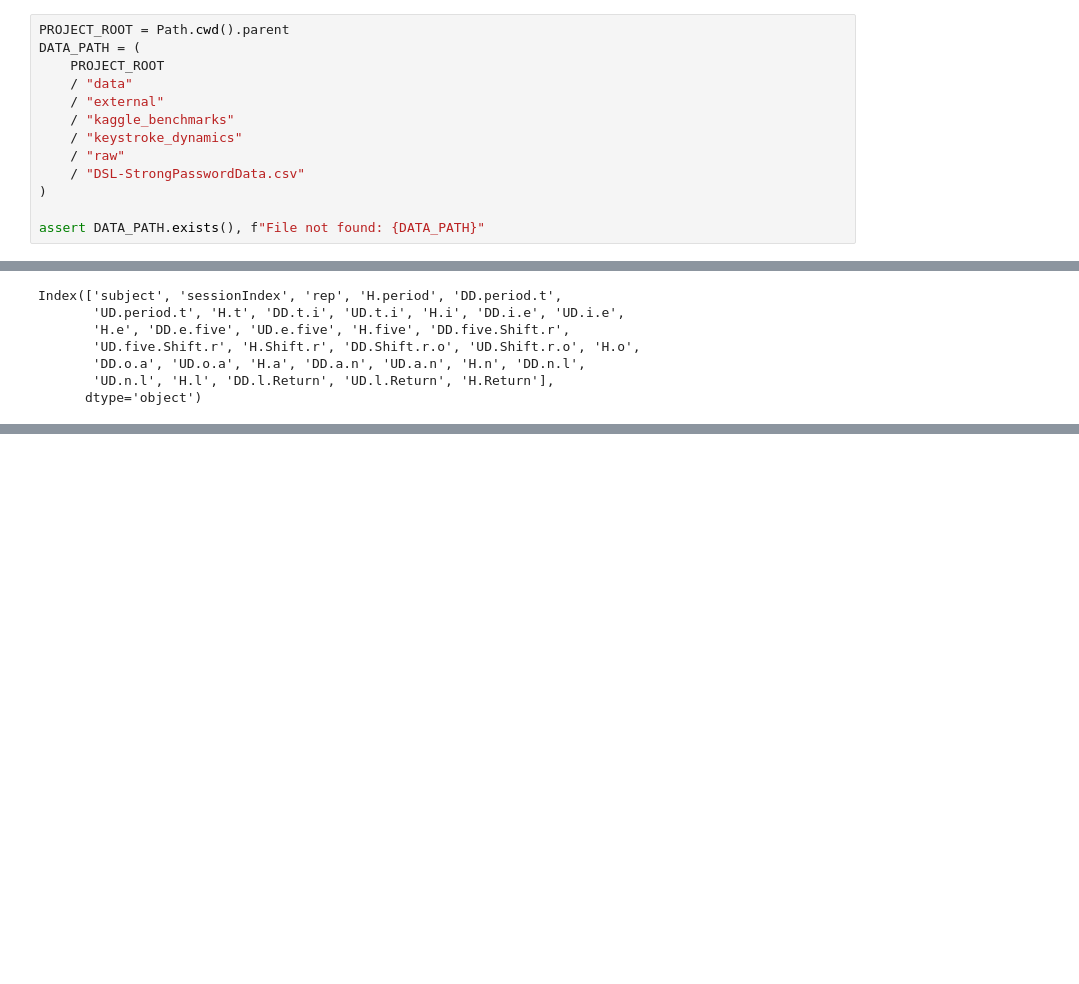
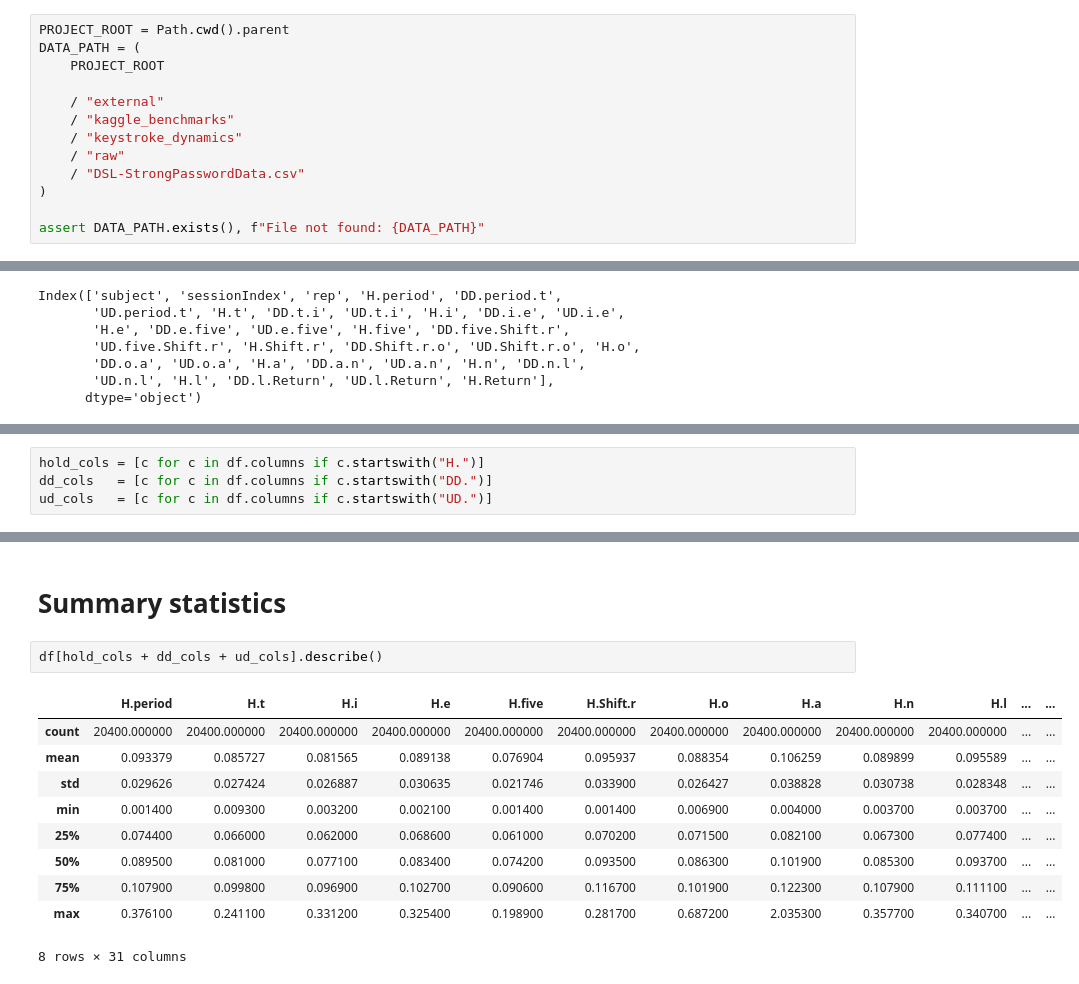
Before and after one commit to b0sc/humanSign, a Jupyter notebook: ml/data/notebooks/build_dataset.ipynb, the cells around one changed output, grey strips where cells are left out. Saved outputs shown, nothing was run; the diff lists cells and outputs as text; blank space fills up the shorter version.

```diff
--- a/ml/data/notebooks/build_dataset.ipynb
+++ b/ml/data/notebooks/build_dataset.ipynb
@@ -6,7 +6,7 @@ from pathlib import Path
 PROJECT_ROOT = Path.cwd().parent
 DATA_PATH = (
     PROJECT_ROOT
-    / "data"
+
     / "external"
     / "kaggle_benchmarks"
     / "keystroke_dynamics"
@@ -38,0 +43,4 @@ Index(['subject', 'sessionIndex', 'rep', 'H.period', 'DD.period.t',
+# %%
+hold_cols = [c for c in df.columns if c.startswith("H.")]
+dd_cols   = [c for c in df.columns if c.startswith("DD.")]
+ud_cols   = [c for c in df.columns if c.startswith("UD.")]
@@ -38,0 +55,15 @@ Index(['subject', 'sessionIndex', 'rep', 'H.period', 'DD.period.t',
+# %% [markdown]
+# Summary statistics
+# %%
+df[hold_cols + dd_cols + ud_cols].describe()
+# %% [output]
+|  | H.period | H.t | H.i | H.e | H.five | H.Shift.r | H.o | H.a | H.n | H.l | ... | ... |
+| count | 20400.000000 | 20400.000000 | 20400.000000 | 20400.000000 | 20400.000000 | 20400.000000 | 20400.000000 | 20400.000000 | 20400.000000 | 20400.000000 | ... | ... |
+| mean | 0.093379 | 0.085727 | 0.081565 | 0.089138 | 0.076904 | 0.095937 | 0.088354 | 0.106259 | 0.089899 | 0.095589 | ... | ... |
+| std | 0.029626 | 0.027424 | 0.026887 | 0.030635 | 0.021746 | 0.033900 | 0.026427 | 0.038828 | 0.030738 | 0.028348 | ... | ... |
+| min | 0.001400 | 0.009300 | 0.003200 | 0.002100 | 0.001400 | 0.001400 | 0.006900 | 0.004000 | 0.003700 | 0.003700 | ... | ... |
+| 25% | 0.074400 | 0.066000 | 0.062000 | 0.068600 | 0.061000 | 0.070200 | 0.071500 | 0.082100 | 0.067300 | 0.077400 | ... | ... |
+| 50% | 0.089500 | 0.081000 | 0.077100 | 0.083400 | 0.074200 | 0.093500 | 0.086300 | 0.101900 | 0.085300 | 0.093700 | ... | ... |
+| 75% | 0.107900 | 0.099800 | 0.096900 | 0.102700 | 0.090600 | 0.116700 | 0.101900 | 0.122300 | 0.107900 | 0.111100 | ... | ... |
+| max | 0.376100 | 0.241100 | 0.331200 | 0.325400 | 0.198900 | 0.281700 | 0.687200 | 2.035300 | 0.357700 | 0.340700 | ... | ... |
+8 rows × 31 columns
```
Also changed, not shown: parts of 33 cells of this notebook, 1 other file.
